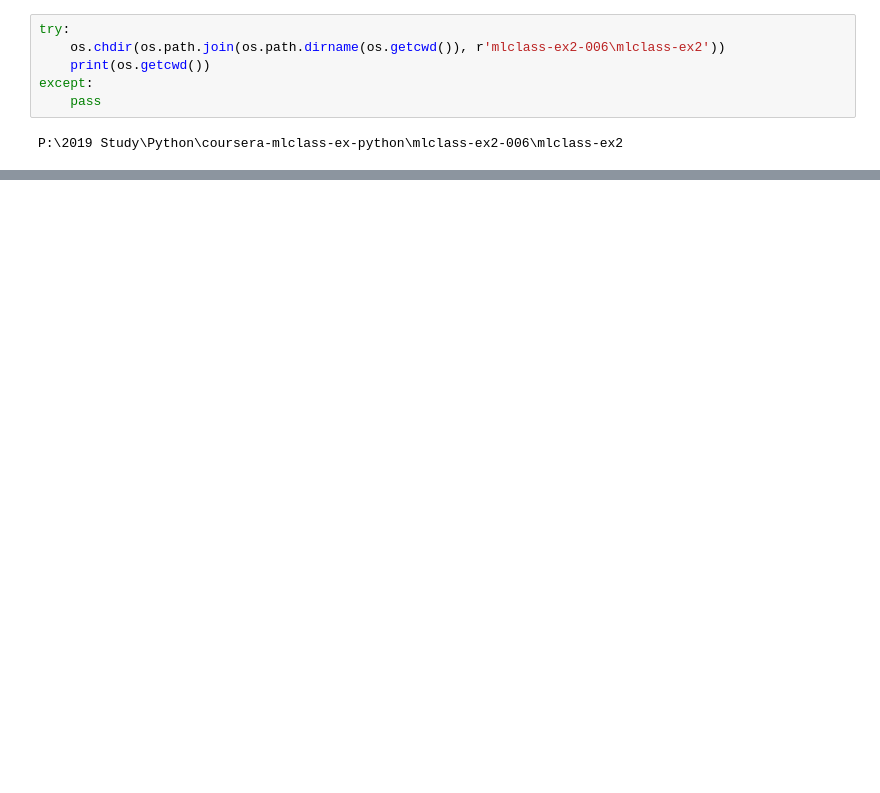
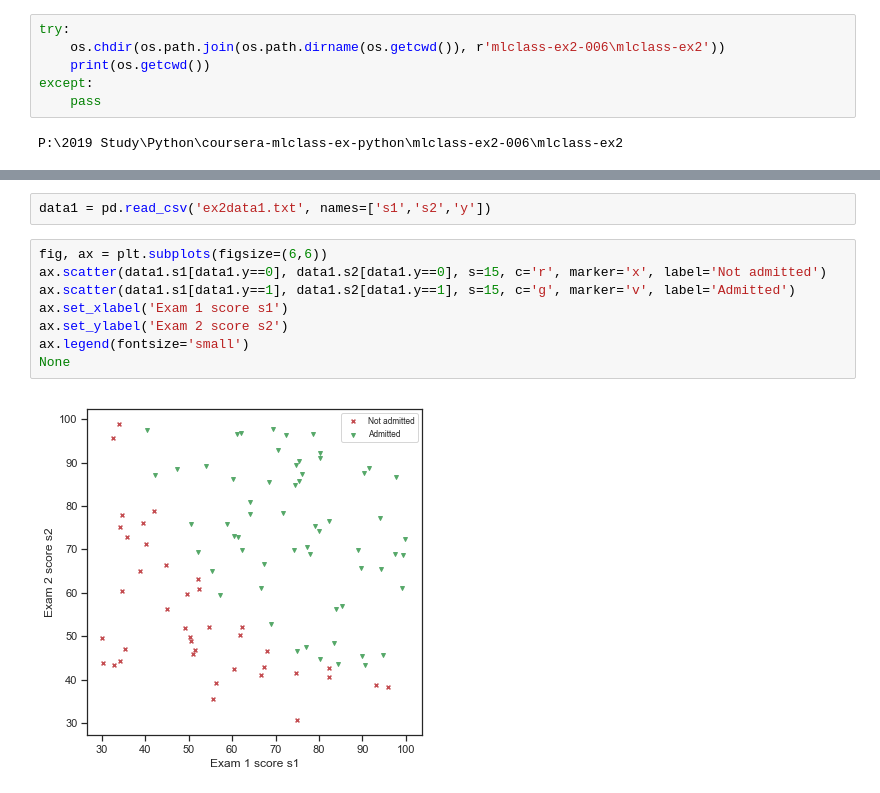
Before and after one commit to ElvinNing/ml-course, a Jupyter notebook: exercise-py/ex2-logistic.ipynb, the cells around one changed output, grey strips where cells are left out. Drawn from its saved outputs; the diff is of its cells as text; blank space fills up the shorter version.

```diff
--- a/exercise-py/ex2-logistic.ipynb
+++ b/exercise-py/ex2-logistic.ipynb
@@ -53,0 +58,12 @@ None
+# %%
+data1 = pd.read_csv('ex2data1.txt', names=['s1','s2','y'])
+# %%
+fig, ax = plt.subplots(figsize=(6,6))
+ax.scatter(data1.s1[data1.y==0], data1.s2[data1.y==0], s=15, c='r', marker='x', label='Not admitted')
+ax.scatter(data1.s1[data1.y==1], data1.s2[data1.y==1], s=15, c='g', marker='v', label='Admitted')
+ax.set_xlabel('Exam 1 score s1')
+ax.set_ylabel('Exam 2 score s2')
+ax.legend(fontsize='small')
+None
+# %% [output]
+[figure, added]
```
Also changed, not shown: parts of 22 cells of this notebook, 1 other file.
